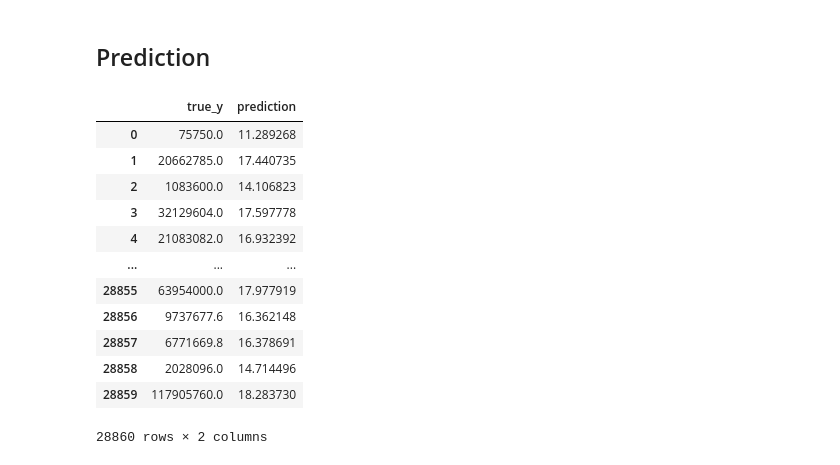
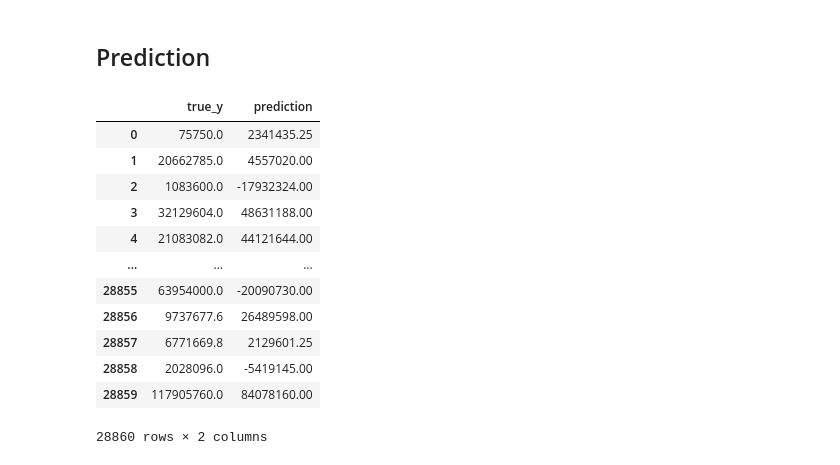
Before and after one commit to iDolphin99/Commerical_data_analysis, a Jupyter notebook: dolphin/baseline.ipynb, the cells around one changed output. Saved outputs shown, nothing was run; the diff lists cells and outputs as text; code cells hidden in the pictures.

```diff
--- a/dolphin/baseline.ipynb
+++ b/dolphin/baseline.ipynb
@@ -289,0 +283,14 @@ input_data
+# %%
+# Normalization - gender, week, time, 다같이
+# 또는 gender, week, time 각 분야끼리 scaling 하는 방식도 존재
+# xgb 모델은 분야별로 scaling 할 때 가장 좋은 성능을 보임
+scaler = MinMaxScaler()
+
+scale_cols = ['female_20', 'female_30', 'female_40', 'female_50', 'male_20', 'male_30', 'male_40', 'male_50',
+             'time_05_10', 'time_10_14', 'time_14_18','time_18_20', 'time_20_22', 'time_22_24', 'time_00_05',
+             'weekday0', 'weekday1', 'weekday2','weekday3', 'weekday4', 'weekday5', 'weekday6']
+
+scaled_data = scaler.fit_transform(input_data[scale_cols])
+#scaled_data = pd.DataFrame(np.log1p(input_data[scale_cols]))
+input_data[scale_cols] = scaled_data
+input_data
@@ -403,0 +429,24 @@ Did not meet early stopping. Best iteration is:
+# %%
+kfold = KFold(n_splits=5, shuffle=True, random_state = 7)
+cv_accuracy = []
+n_iter =0
+
+for train_index, test_index in kfold.split(tr_val_X):  # 데이터를 kfold = 5 로 분할
+    x_train, x_test = tr_val_X.iloc[list(train_index)], tr_val_X.iloc[list(test_index)]
+    y_train, y_test = tr_val_y.iloc[list(train_index)], tr_val_y.iloc[list(test_index)]
+
+    model_lgbm.fit(x_train, y_train)
+    pred = model_lgbm.predict(x_test)
+    n_iter += 1
+
+    mse = np.round(mean_squared_error(y_test, pred), 4) # 소수점 4자리 반올림
+    rmse = np.sqrt(mse)
+    train_size = x_train.shape[0]
+    test_size = x_test.shape[0]
+
+    print('\n#{0} 교차 검증 rmse : {1},  학습 데이터 크기 : {2},  검증 데이터 크기 : {3}'
+          .format(n_iter, rmse, train_size, test_size))
+    print('#{0} 검증 세트 인덱스 : {1}'.format(n_iter,test_index))
+    cv_accuracy.append(rmse)
+
+print('\n## 평균 검증 rmse:', np.mean(cv_accuracy))
@@ -433,8 +502,8 @@ def plot_history(history):
     plt.show()
 
 def show_pred(test_y, pred) :
-    #true_y = test_y.to_numpy()
-    #true_y = np.ravel(true_y)
+    true_y = test_y.to_numpy()
+    true_y = np.ravel(true_y)
 
     df_result = pd.DataFrame(list(zip(true_y, pred)), columns=['true_y', 'prediction'])
     return df_result
@@ -471,19 +540,19 @@ def graph(pred, test_label) :
     plt.legend()
     plt.show()
 # %%
-show_pred(true_y, pred_xgb)
+show_pred(test_y, pred_xgb)
 # %% [output]
 |  | true_y | prediction |
-| 0 | 75750.0 | 11.289268 |
-| 1 | 20662785.0 | 17.440735 |
-| 2 | 1083600.0 | 14.106823 |
-| 3 | 32129604.0 | 17.597778 |
-| 4 | 21083082.0 | 16.932392 |
+| 0 | 75750.0 | 2341435.25 |
+| 1 | 20662785.0 | 4557020.00 |
+| 2 | 1083600.0 | -17932324.00 |
+| 3 | 32129604.0 | 48631188.00 |
+| 4 | 21083082.0 | 44121644.00 |
 | ... | ... | ... |
-| 28855 | 63954000.0 | 17.977919 |
-| 28856 | 9737677.6 | 16.362148 |
-| 28857 | 6771669.8 | 16.378691 |
-| 28858 | 2028096.0 | 14.714496 |
-| 28859 | 117905760.0 | 18.283730 |
+| 28855 | 63954000.0 | -20090730.00 |
+| 28856 | 9737677.6 | 26489598.00 |
+| 28857 | 6771669.8 | 2129601.25 |
+| 28858 | 2028096.0 | -5419145.00 |
+| 28859 | 117905760.0 | 84078160.00 |
 28860 rows × 2 columns
 # %%
```
Also changed, not shown: parts of 40 cells of this notebook, 2 other files.
